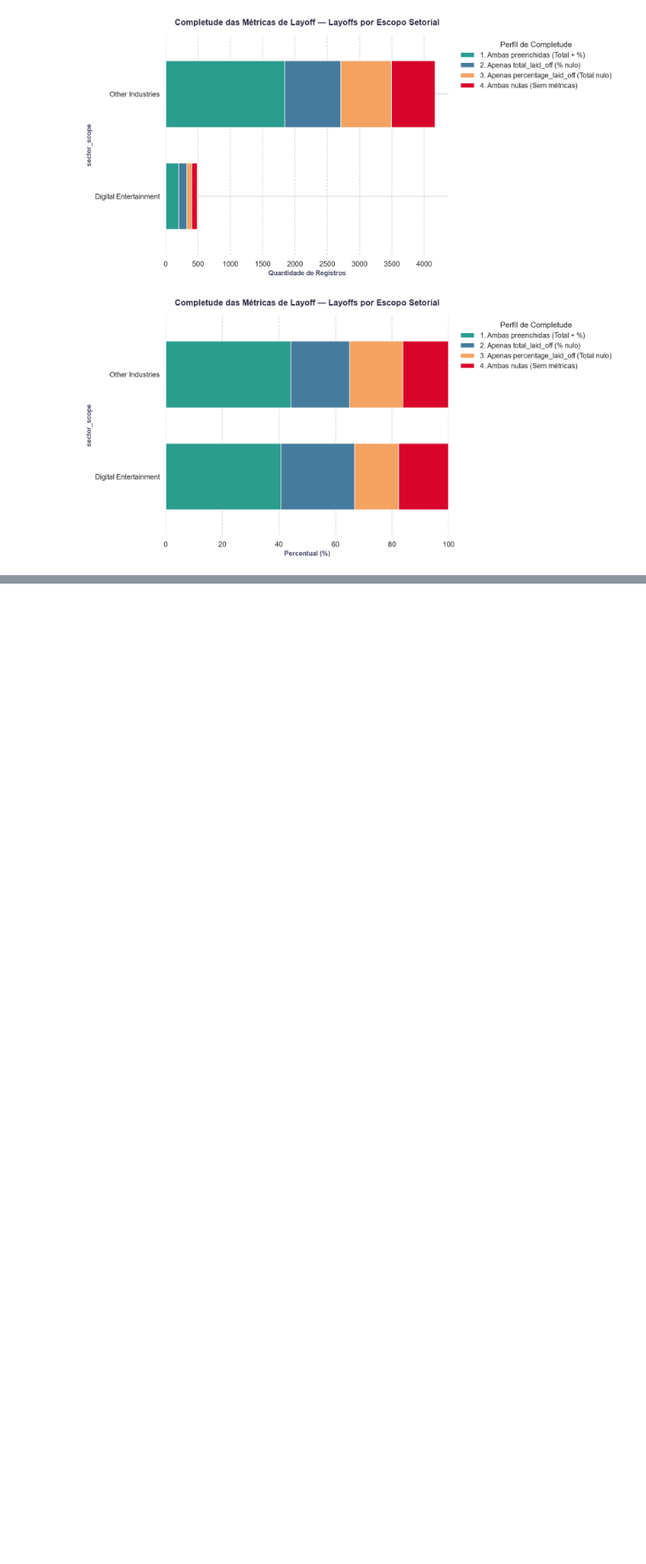
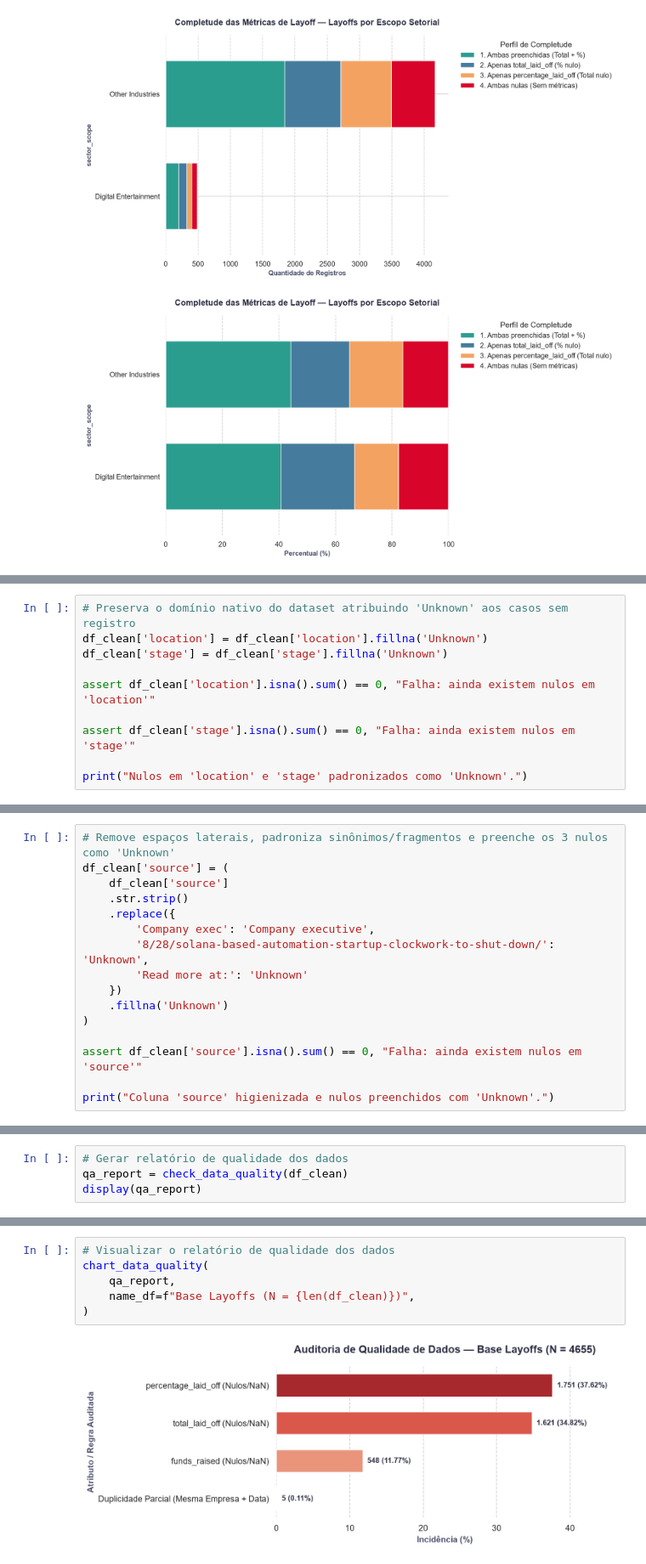
Before and after one commit to AleCecilio/digital_entertainment_layoffs, a Jupyter notebook: notebooks/01_data_cleaning.ipynb, the cells around one changed output, grey strips where cells are left out. Shown at 85% size. Cells and saved outputs as stored; diff of their text form; blank space fills up the shorter version.

```diff
--- a/notebooks/01_data_cleaning.ipynb
+++ b/notebooks/01_data_cleaning.ipynb
@@ -512,0 +843,10 @@ chart_completeness_profile(
+# %%
+# Preserva o domínio nativo do dataset atribuindo 'Unknown' aos casos sem registro
+df_clean['location'] = df_clean['location'].fillna('Unknown')
+df_clean['stage'] = df_clean['stage'].fillna('Unknown')
+
+assert df_clean['location'].isna().sum() == 0, "Falha: ainda existem nulos em 'location'"
+
+assert df_clean['stage'].isna().sum() == 0, "Falha: ainda existem nulos em 'stage'"
+
+print("Nulos em 'location' e 'stage' padronizados como 'Unknown'.")
@@ -512,0 +857,16 @@ chart_completeness_profile(
+# %%
+# Remove espaços laterais, padroniza sinônimos/fragmentos e preenche os 3 nulos como 'Unknown'
+df_clean['source'] = (
+    df_clean['source']
+    .str.strip()
+    .replace({
+        'Company exec': 'Company executive',
+        '8/28/solana-based-automation-startup-clockwork-to-shut-down/': 'Unknown',
+        'Read more at:': 'Unknown'
+    })
+    .fillna('Unknown')
+)
+
+assert df_clean['source'].isna().sum() == 0, "Falha: ainda existem nulos em 'source'"
+
+print("Coluna 'source' higienizada e nulos preenchidos com 'Unknown'.")
@@ -512,0 +877,4 @@ chart_completeness_profile(
+# %%
+# Gerar relatório de qualidade dos dados
+qa_report = check_data_quality(df_clean)
+display(qa_report)
@@ -512,0 +887,8 @@ chart_completeness_profile(
+# %%
+# Visualizar o relatório de qualidade dos dados
+chart_data_quality(
+    qa_report,
+    name_df=f"Base Layoffs (N = {len(df_clean)})",
+)
+# %% [output]
+[figure, added]
```
Also changed, not shown: parts of 37 cells of this notebook, 3 other files.
